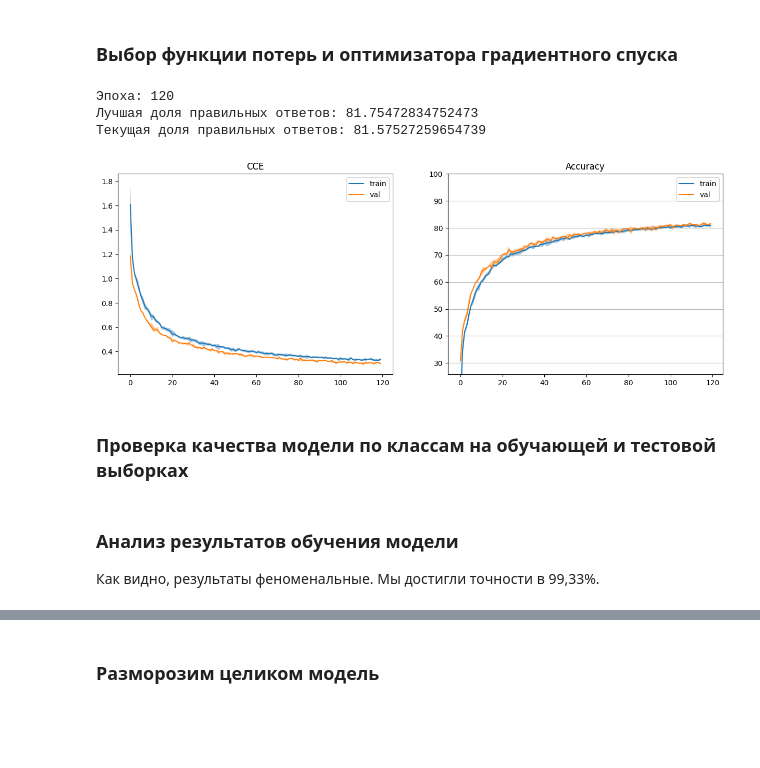
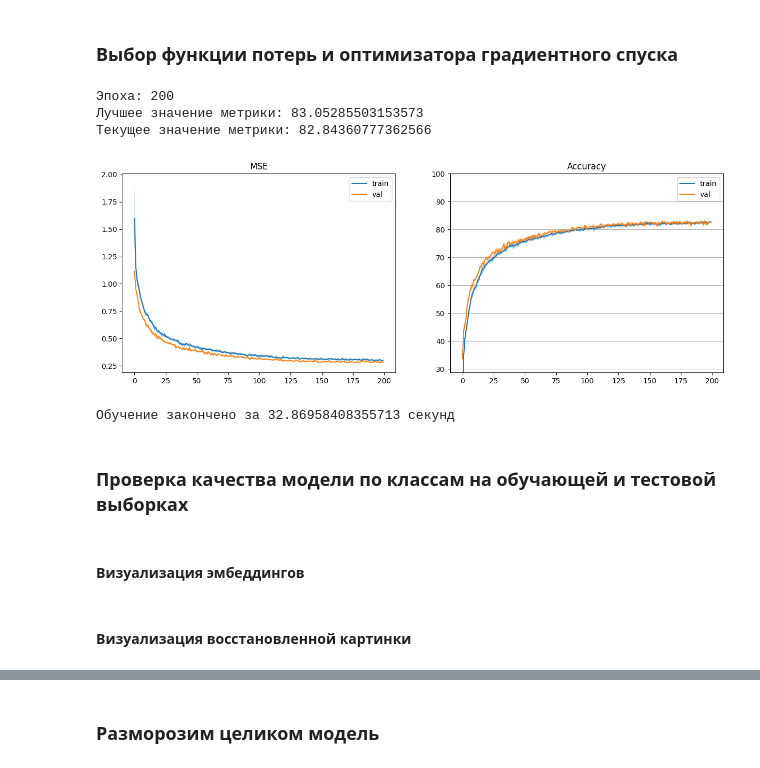
Before and after one commit to DeadlySquad13/t5-2-Neuroscience__Labs, a Jupyter notebook: src/lab5/main.ipynb, the cells around one changed output, grey strips where cells are left out. Cells and saved outputs as stored; diff of their text form; code cells hidden in the pictures; blank space fills up the shorter version.

Commit message:
[Enh](Lab5): Init with first part.

```diff
--- a/src/lab5/main.ipynb
+++ b/src/lab5/main.ipynb
@@ -57,11 +72,17 @@ if not os.path.isfile(file_path):
 ### Чтение тренировочной и тестовой выборки
 # %%
 def stem_extensions(filename: Path):
+    """
+    Stem extensions from file (including multi-part extensions like ".tar.gz").
+
+    returns: filename without extensions and trimmed string with extensions (without leading dot).
+    """
     extensions = "".join(filename.suffixes)
 
-    return str(filename).removesuffix(extensions)
+    return str(filename).removesuffix(extensions), extensions[1:]
 # %%
-dataset_path = Path(stem_extensions(file_path))
+dataset_path, _ = stem_extensions(file_path)
+dataset_path = Path(dataset_path)
 
 with open(dataset_path / "train", "rb") as f:
     data_train = pickle.load(f, encoding="latin1")
@@ -209,7 +230,7 @@ def create_dataloader(batch_size=128):
 # %% [markdown]
 ### Создание Pytorch модели-автоэнкодера
 # %%
-HIDDEN_SIZE = 64
+HIDDEN_SIZE = 512
 
 
 class Normalize(nn.Module):
@@ -255,7 +276,7 @@ class Cifar100_AE(nn.Module):
         return out, encoded, normed
 
 
-model = Cifar100_AE(hidden_size=512)
+model = Cifar100_AE(hidden_size=HIDDEN_SIZE)
 model.to(device)
 summary(model, input_size=(32, 32, 3))
 model
@@ -432,8 +450,8 @@ def train(
         clear_output(wait=False)
         print(
             "Эпоха: %s\n"
-            "Лучшая доля правильных ответов: %s\n"
-            "Текущая доля правильных ответов: %s" % (epoch + 1, best_acc, acc)
+            "Лучшее значение метрики: %s\n"
+            "Текущее значение метрики: %s" % (epoch + 1, best_acc, acc)
         )
         passed += pbar.format_dict["elapsed"]
         pbar = tqdm(total=EPOCHS * steps_per_epoch, miniters=5)
@@ -444,7 +462,7 @@ def train(
         stats_val = np.array(losses_val)
         ax[1].set_ylim(stats_val[:, 0, 1].min() - 5, 100)
         ax[1].grid(axis="y")
-        for i, title in enumerate(["CCE", "Accuracy"]):
+        for i, title in enumerate(["MSE", "Accuracy"]):
             ax[i].plot(x_vals, stats[:, 0, i], label="train")
             ax[i].fill_between(x_vals, stats[:, 1, i], stats[:, 2, i], alpha=0.4)
             ax[i].plot(x_vals, stats_val[:, 0, i], label="val")
@@ -468,10 +485,15 @@ Reusing TensorBoard on port 6006 (pid 15092), started 0:19:06 ago. (Use '!kill 1
 # %% [markdown]
 ### Выбор функции потерь и оптимизатора градиентного спуска
 # %%
-def train_classifier(
+BATCH_SIZE = 128
+LEARNING_RATE = 1e-3
+# New weight_decay ruins metrics a lot.
+WEIGHT_DECAY = 0
+
+def train_autoencoder(
     model: nn.Module,
-    learning_rate=1e-3,
-    batch_size=128,
+    learning_rate=LEARNING_RATE,
+    batch_size=BATCH_SIZE,
     epochs=EPOCHS,
     # Регуляризация модели за счёт коэффициента, учитывающего сложность модели.
     # Норма параметров будет прибавлена к функции потерь. Чем больше
@@ -480,38 +502,38 @@ def train_classifier(
     # Постепенное уменьшение шага обучения каждые N эпох.
     scheduler_step_size=240,
 ):
     # NEW: MSELoss instead of CrossEntropyLoss because we are not doing
     # classification now. Also it doesn't have label smoothing.
     criterion = nn.MSELoss()
     # NEW: Adam instead of SGD. It doesn't have momentum param.
     optimizer = optim.Adam(
         model.parameters(),
         lr=learning_rate,
         weight_decay=weight_decay,
     )
     dataloader = create_dataloader(batch_size=batch_size)
     # Добавляем постепенное уменьшение шага обучения каждые step_size
     #   эпох.
     scheduler = optim.lr_scheduler.StepLR(
         optimizer=optimizer, step_size=scheduler_step_size, gamma=0.5
     )
 
     return train(
         model,
         criterion=criterion,
         optimizer=optimizer,
         dataloader=dataloader,
         epochs=epochs,
         # scheduler=scheduler,
     )
 
 
-# New weight_decay ruins metrics a lot.
-dataloader = train_classifier(model, weight_decay=0)
+dataloader = train_autoencoder(model, weight_decay=WEIGHT_DECAY)
 # %% [output]
-Эпоха: 120
-Лучшая доля правильных ответов: 81.75472834752473
-Текущая доля правильных ответов: 81.57527259654739
+Эпоха: 200
+Лучшее значение метрики: 83.05285503153573
+Текущее значение метрики: 82.84360777362566
-[figure, old version]
+[figure, new version]
+Обучение закончено за 32.86958408355713 секунд
 # %% [markdown]
 ### Проверка качества модели по классам на обучающей и тестовой выборках
@@ -549,3 +539,0 @@ compare_classification_reports(dataloader)
-# %% [markdown]
-### Анализ результатов обучения модели
-Как видно, результаты феноменальные. Мы достигли точности в 99,33%.
@@ -551,0 +573,2 @@ compare_classification_reports(dataloader)
+# %% [markdown]
+#### Визуализация эмбеддингов
@@ -551,0 +599,2 @@ compare_classification_reports(dataloader)
+# %% [markdown]
+#### Визуализация восстановленной картинки
```
Also changed, not shown: parts of 64 cells of this notebook, 1 other file.
